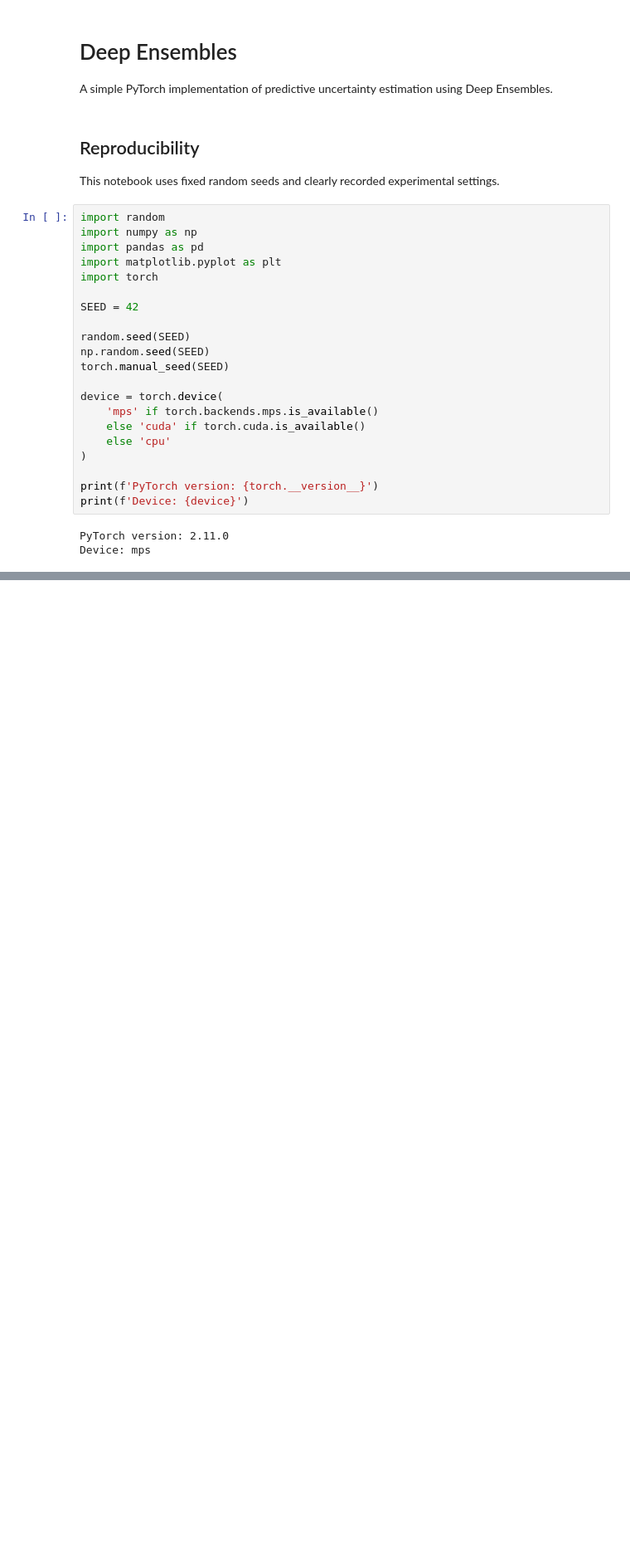
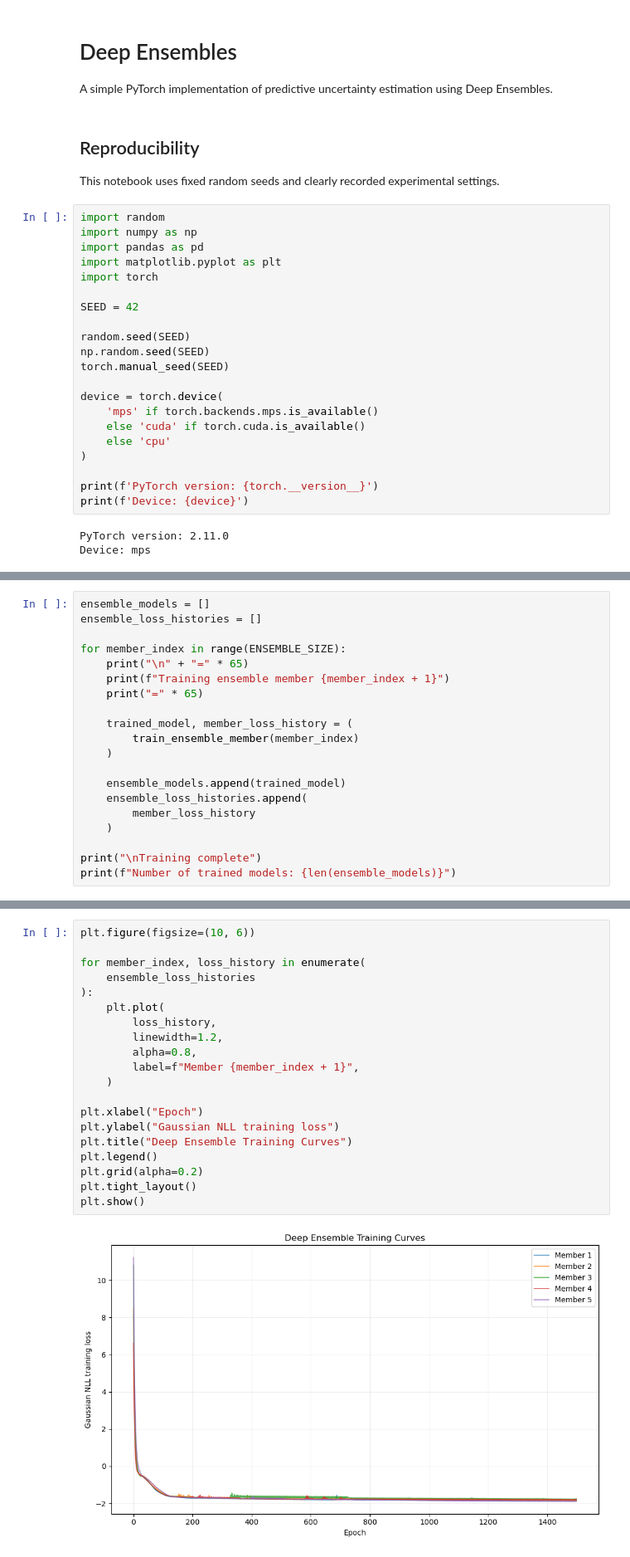
Before and after one commit to nakulpandit/MSc-UQ-Deep-Ensembles-ACCRUE, a Jupyter notebook: deep_ensembles.ipynb, the cells around one changed output, grey strips where cells are left out. Shown at 83% size. Drawn from its saved outputs; the diff is of its cells as text; blank space fills up the shorter version.

```diff
--- a/deep_ensembles.ipynb
+++ b/deep_ensembles.ipynb
@@ -52,0 +395,20 @@ Train multiple independently initialised neural networks.
+# %%
+ensemble_models = []
+ensemble_loss_histories = []
+
+for member_index in range(ENSEMBLE_SIZE):
+    print("\n" + "=" * 65)
+    print(f"Training ensemble member {member_index + 1}")
+    print("=" * 65)
+
+    trained_model, member_loss_history = (
+        train_ensemble_member(member_index)
+    )
+
+    ensemble_models.append(trained_model)
+    ensemble_loss_histories.append(
+        member_loss_history
+    )
+
+print("\nTraining complete")
+print(f"Number of trained models: {len(ensemble_models)}")
@@ -53,2 +433,24 @@ Train multiple independently initialised neural networks.
+# %%
+plt.figure(figsize=(10, 6))
+
+for member_index, loss_history in enumerate(
+    ensemble_loss_histories
+):
+    plt.plot(
+        loss_history,
+        linewidth=1.2,
+        alpha=0.8,
+        label=f"Member {member_index + 1}",
+    )
+
+plt.xlabel("Epoch")
+plt.ylabel("Gaussian NLL training loss")
+plt.title("Deep Ensemble Training Curves")
+plt.legend()
+plt.grid(alpha=0.2)
+plt.tight_layout()
+plt.show()
+# %% [output]
+[figure, added]
 # %% [markdown]
 ## 6. Combine ensemble predictions
```
Also changed, not shown: parts of 32 cells of this notebook.
